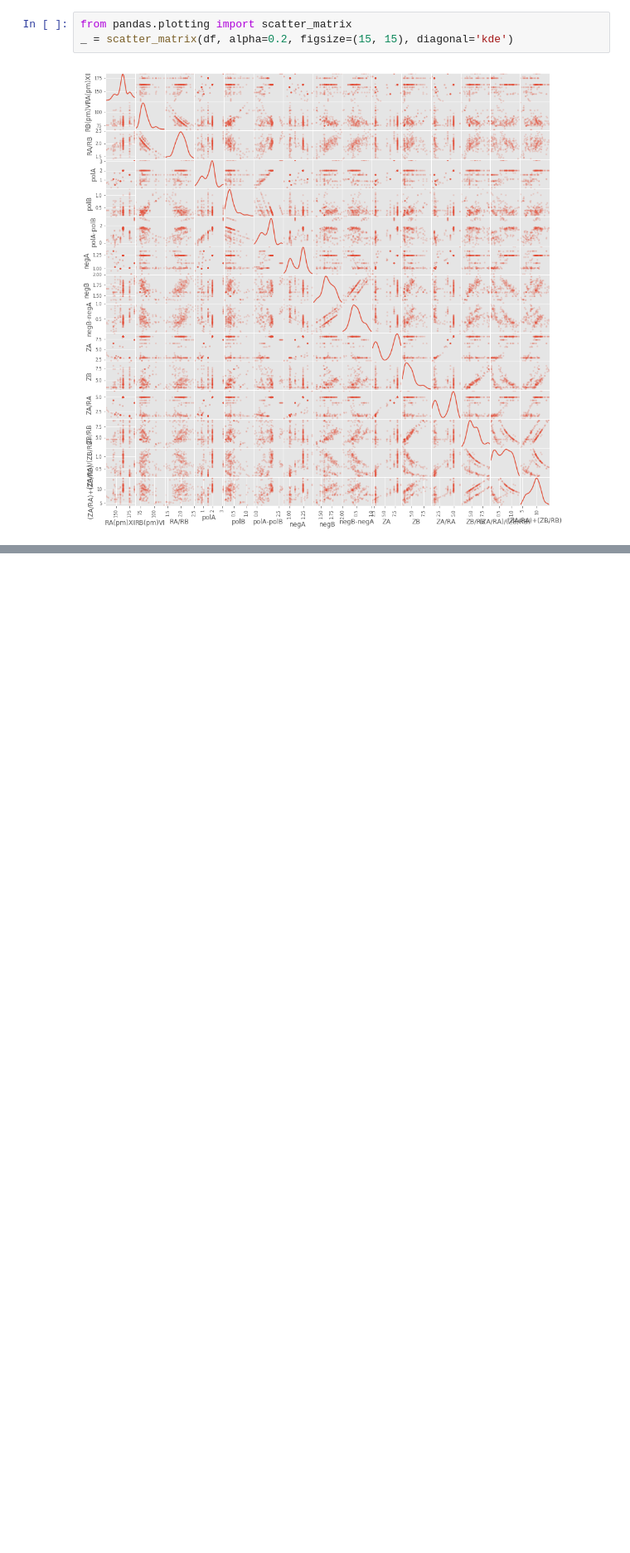
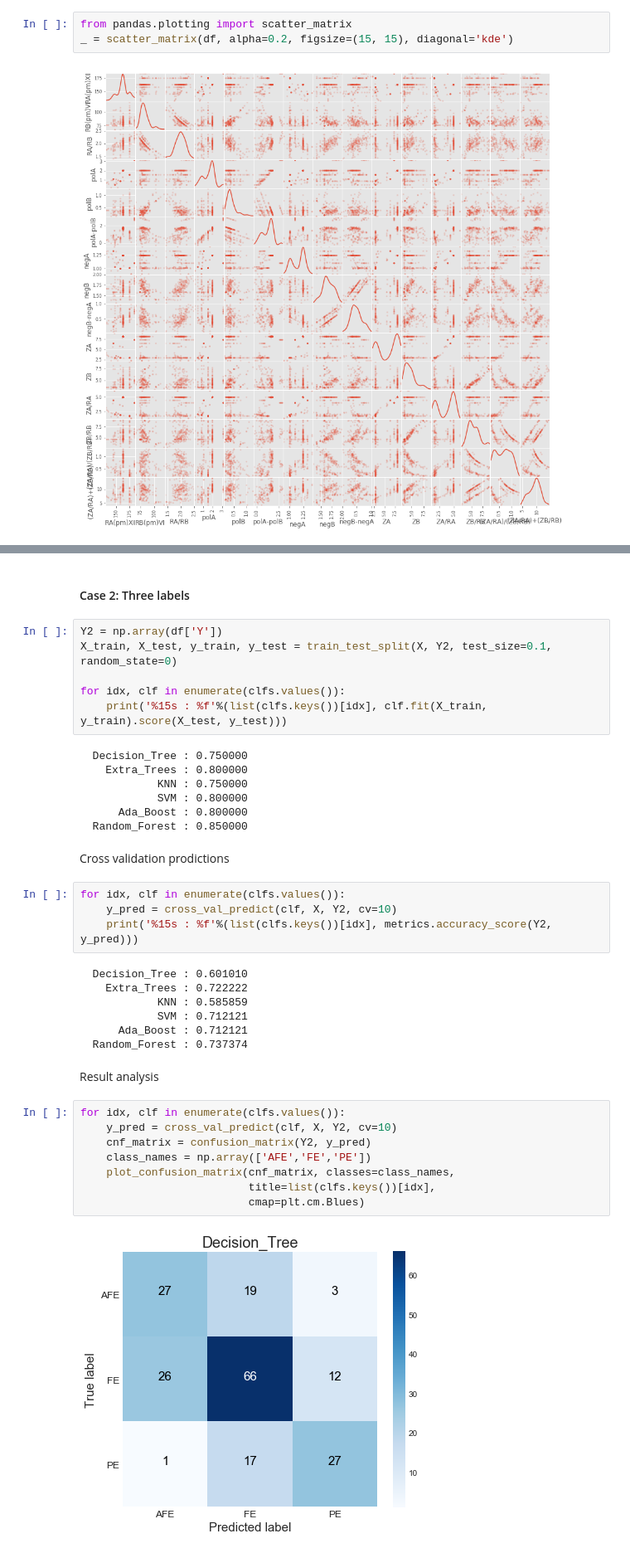
Before and after one commit to RuihaoQiu/Machine-learning-on-materials-research, a Jupyter notebook: Materials_classificaton.ipynb, the cells around one changed output, grey strips where cells are left out. Shown at 83% size. Saved outputs shown, nothing was run; the diff lists cells and outputs as text; blank space fills up the shorter version.

```diff
--- a/Materials_classificaton.ipynb
+++ b/Materials_classificaton.ipynb
@@ -209,0 +220,40 @@ plot_confusion_matrix(cnf_matrix, classes=class_names,
+# %% [markdown]
+#### Case 2: Three labels
+# %%
+Y2 = np.array(df['Y'])
+X_train, X_test, y_train, y_test = train_test_split(X, Y2, test_size=0.1, random_state=0)
+
+for idx, clf in enumerate(clfs.values()):
+    print('%15s : %f'%(list(clfs.keys())[idx], clf.fit(X_train, y_train).score(X_test, y_test)))
+# %% [output]
+  Decision_Tree : 0.750000
+    Extra_Trees : 0.800000
+            KNN : 0.750000
+            SVM : 0.800000
+      Ada_Boost : 0.800000
+  Random_Forest : 0.850000
+# %% [markdown]
+Cross validation prodictions
+# %%
+for idx, clf in enumerate(clfs.values()):
+    y_pred = cross_val_predict(clf, X, Y2, cv=10)
+    print('%15s : %f'%(list(clfs.keys())[idx], metrics.accuracy_score(Y2, y_pred)))
+# %% [output]
+  Decision_Tree : 0.601010
+    Extra_Trees : 0.722222
+            KNN : 0.585859
+            SVM : 0.712121
+      Ada_Boost : 0.712121
+  Random_Forest : 0.737374
+# %% [markdown]
+Result analysis
+# %%
+for idx, clf in enumerate(clfs.values()):
+    y_pred = cross_val_predict(clf, X, Y2, cv=10)
+    cnf_matrix = confusion_matrix(Y2, y_pred)
+    class_names = np.array(['AFE','FE','PE'])
+    plot_confusion_matrix(cnf_matrix, classes=class_names,
+                          title=list(clfs.keys())[idx],
+                          cmap=plt.cm.Blues)
+# %% [output]
+[figure, added]
```
Also changed, not shown: parts of 14 cells of this notebook.
